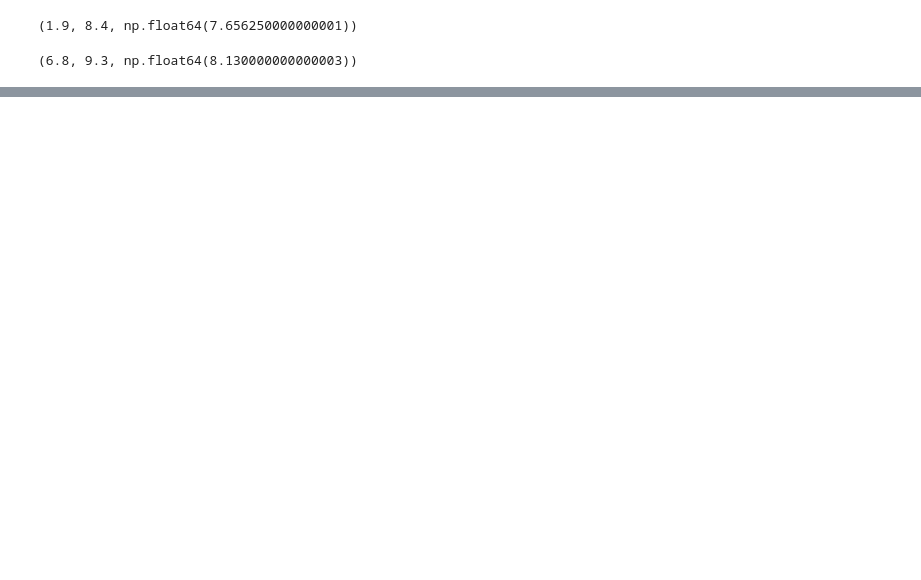
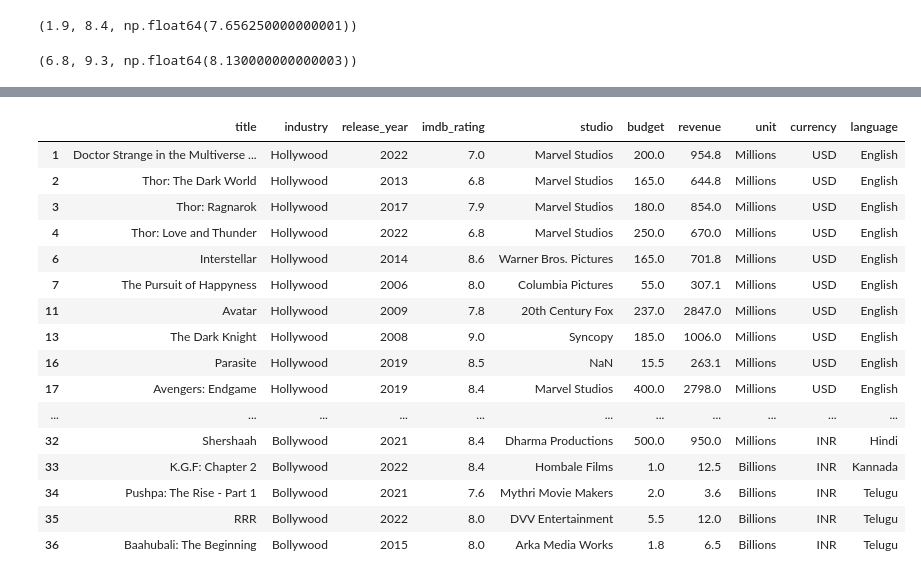
Before and after one commit to azeem932356/Numpy-Pandas-OpenCV-DataVisualization-DataScraping, a Jupyter notebook: Pandas/Pandas.ipynb, the cells around one changed output, grey strips where cells are left out. Drawn from its saved outputs; the diff is of its cells as text; code cells hidden in the pictures; blank space fills up the shorter version.

```diff
--- a/Pandas/Pandas.ipynb
+++ b/Pandas/Pandas.ipynb
@@ -241,3 +241,6 @@ df[df["industry"].isin(["Bollywood", "Hollywood"])]
 | 34 | Pushpa: The Rise - Part 1 | Bollywood | 2021 | 7.6 | Mythri Movie Makers | 2.00 | 3.6 | Billions | INR | Telugu |
 | 35 | RRR | Bollywood | 2022 | 8.0 | DVV Entertainment | 5.50 | 12.0 | Billions | INR | Telugu |
 | 36 | Baahubali: The Beginning | Bollywood | 2015 | 8.0 | Arka Media Works | 1.80 | 6.5 | Billions | INR | Telugu |
+# %%
+df= pd.read_csv('movies.csv')
+df.head(3)
@@ -243,0 +304,21 @@ df[df["industry"].isin(["Bollywood", "Hollywood"])]
+# %%
+#printing movies released greater than 2000\
+df[df['release_year']>2000]
+# %% [output]
+|  | title | industry | release_year | imdb_rating | studio | budget | revenue | unit | currency | language |
+| 1 | Doctor Strange in the Multiverse ... | Hollywood | 2022 | 7.0 | Marvel Studios | 200.0 | 954.8 | Millions | USD | English |
+| 2 | Thor: The Dark World | Hollywood | 2013 | 6.8 | Marvel Studios | 165.0 | 644.8 | Millions | USD | English |
+| 3 | Thor: Ragnarok | Hollywood | 2017 | 7.9 | Marvel Studios | 180.0 | 854.0 | Millions | USD | English |
+| 4 | Thor: Love and Thunder | Hollywood | 2022 | 6.8 | Marvel Studios | 250.0 | 670.0 | Millions | USD | English |
+| 6 | Interstellar | Hollywood | 2014 | 8.6 | Warner Bros. Pictures | 165.0 | 701.8 | Millions | USD | English |
+| 7 | The Pursuit of Happyness | Hollywood | 2006 | 8.0 | Columbia Pictures | 55.0 | 307.1 | Millions | USD | English |
+| 11 | Avatar | Hollywood | 2009 | 7.8 | 20th Century Fox | 237.0 | 2847.0 | Millions | USD | English |
+| 13 | The Dark Knight | Hollywood | 2008 | 9.0 | Syncopy | 185.0 | 1006.0 | Millions | USD | English |
+| 16 | Parasite | Hollywood | 2019 | 8.5 | NaN | 15.5 | 263.1 | Millions | USD | English |
+| 17 | Avengers: Endgame | Hollywood | 2019 | 8.4 | Marvel Studios | 400.0 | 2798.0 | Millions | USD | English |
+| ... | ... | ... | ... | ... | ... | ... | ... | ... | ... | ... |
+| 32 | Shershaah | Bollywood | 2021 | 8.4 | Dharma Productions | 500.0 | 950.0 | Millions | INR | Hindi |
+| 33 | K.G.F: Chapter 2 | Bollywood | 2022 | 8.4 | Hombale Films | 1.0 | 12.5 | Billions | INR | Kannada |
+| 34 | Pushpa: The Rise - Part 1 | Bollywood | 2021 | 7.6 | Mythri Movie Makers | 2.0 | 3.6 | Billions | INR | Telugu |
+| 35 | RRR | Bollywood | 2022 | 8.0 | DVV Entertainment | 5.5 | 12.0 | Billions | INR | Telugu |
+| 36 | Baahubali: The Beginning | Bollywood | 2015 | 8.0 | Arka Media Works | 1.8 | 6.5 | Billions | INR | Telugu |
```
Also changed, not shown: parts of 20 cells of this notebook.
